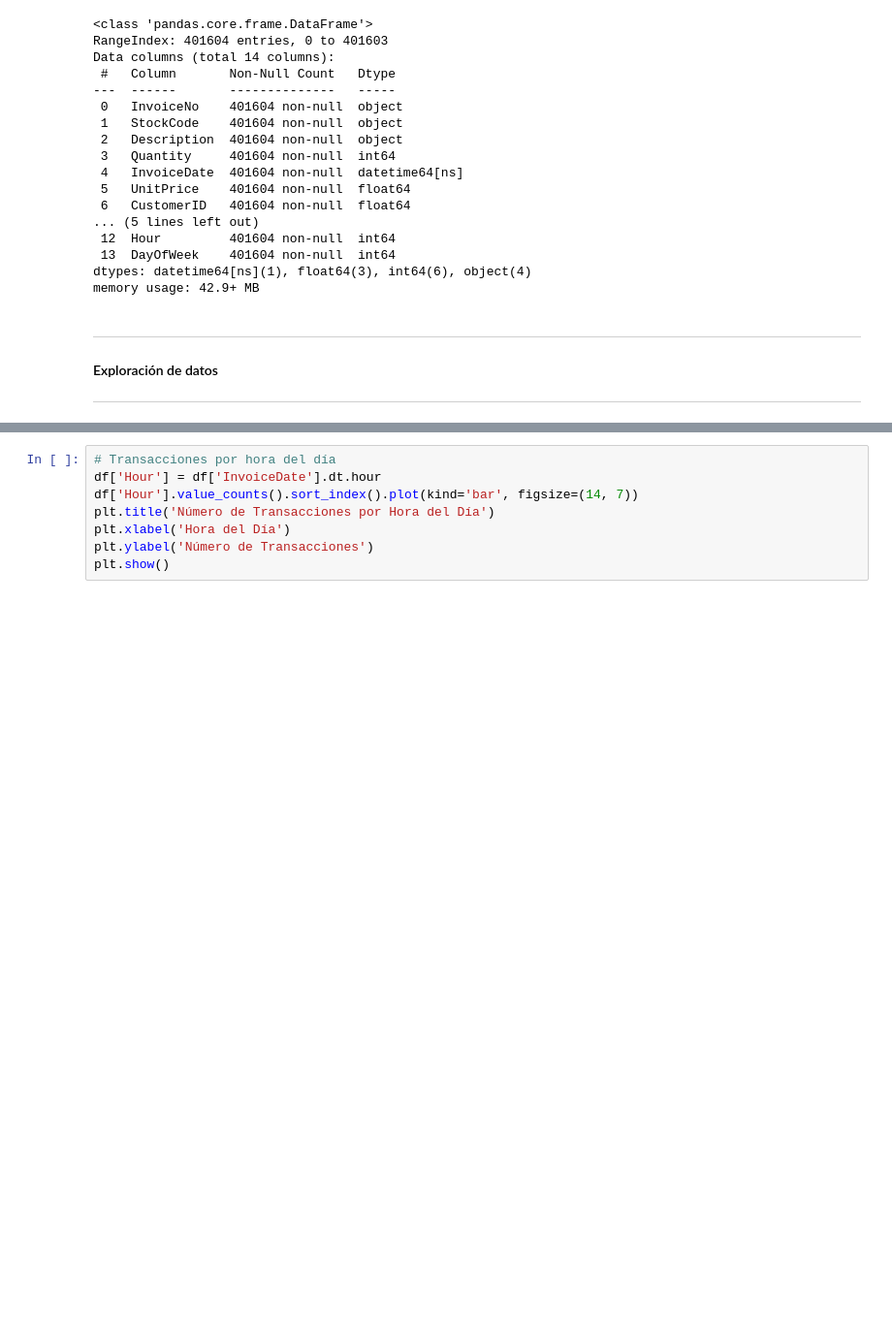
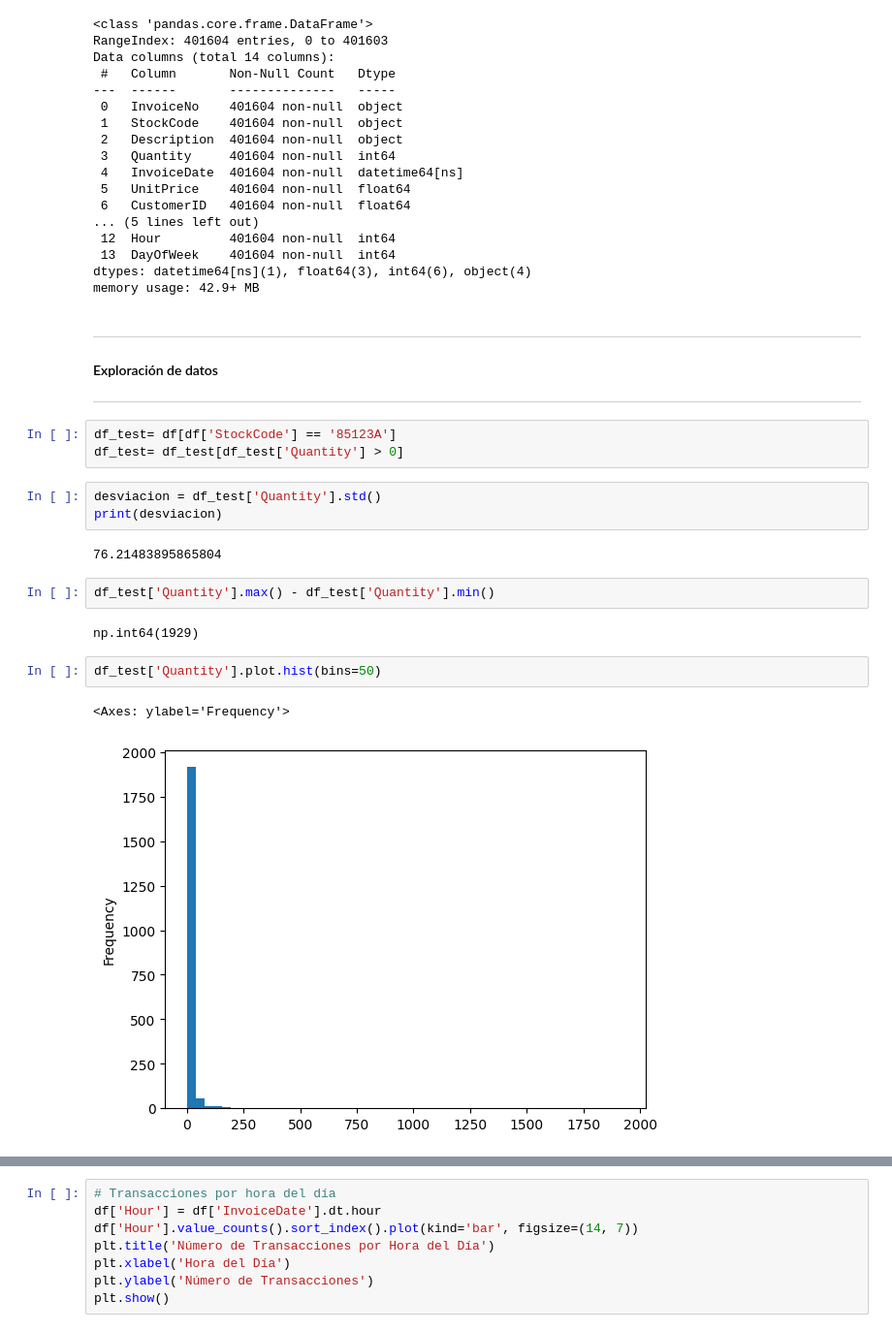
Before and after one commit to LuisHermenegildo1/wizeline_2024_equipo_5, a Jupyter notebook: notebooks/data_explotation.ipynb, the cells around one changed output, grey strips where cells are left out. Shown at 97% size. Cells and saved outputs as stored; diff of their text form; blank space fills up the shorter version.

```diff
--- a/src/components/lh_data_explotation.ipynb
+++ b/notebooks/data_explotation.ipynb
@@ -62,6 +62,23 @@ memory usage: 42.9+ MB
 ---
 #### Exploración de datos
 ---
+# %%
+df_test= df[df['StockCode'] == '85123A']
+df_test= df_test[df_test['Quantity'] > 0]
+# %%
+desviacion = df_test['Quantity'].std()
+print(desviacion)
+# %% [output]
+76.21483895865804
+# %%
+df_test['Quantity'].max() - df_test['Quantity'].min()
+# %% [output]
+np.int64(1929)
+# %%
+df_test['Quantity'].plot.hist(bins=50)
+# %% [output]
+<Axes: ylabel='Frequency'>
+[figure, added]
 # %%
 # Distribución de ventas por país
 plt.figure(figsize=(12, 8))
```
Also changed, not shown: parts of 4 cells of this notebook, 4 other files.
